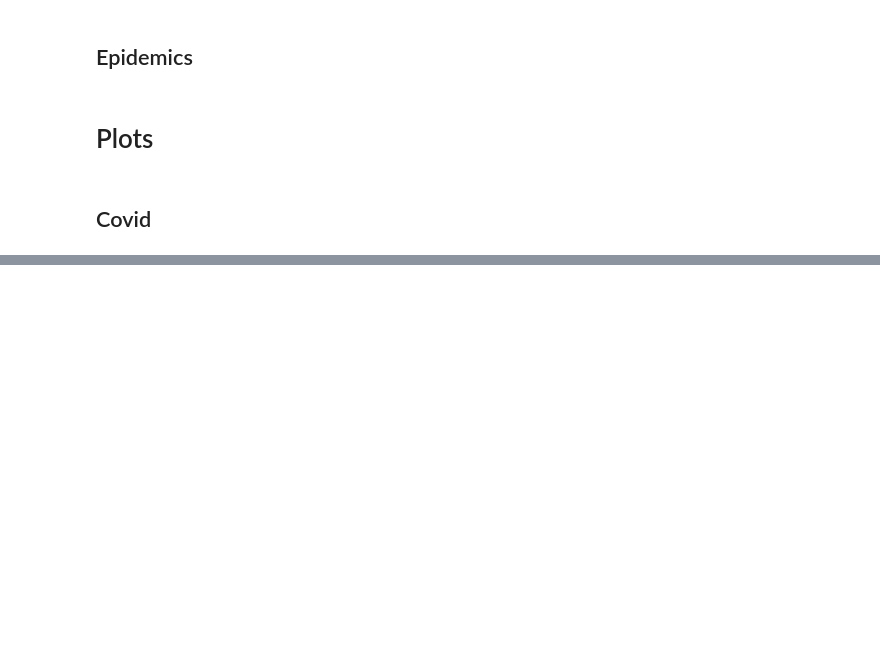
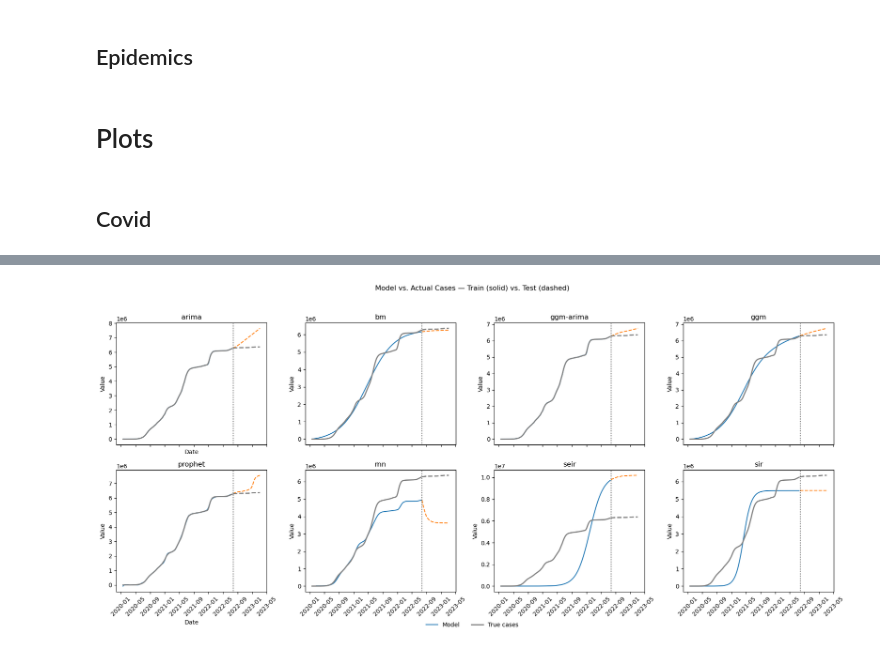
Before and after one commit to danielgvb/thesis, a Jupyter notebook: plotting/01_time_series.ipynb, the cells around one changed output, grey strips where cells are left out. Saved outputs shown, nothing was run; the diff lists cells and outputs as text; code cells hidden in the pictures; blank space fills up the shorter version.

```diff
--- a/plotting/01_time_series.ipynb
+++ b/plotting/01_time_series.ipynb
@@ -322,0 +291,3 @@ print(len(df_covid_w))
+# %%
+df_col = df_covid_w[['date', 'Colombia', 'set']].copy()
+df_col
@@ -322,0 +308,11 @@ print(len(df_covid_w))
+# %%
+# read covid_files_ts in a loop and append the column Colombia to df_col, change name to model
+for file in covid_files_ts:
+    model = file.split('\\')[-1].split('_')[0]  # get the model name from the file name
+    model  = model.lower()  # convert to lower case
+    df_temp = pd.read_csv(file)
+    df_temp_col = df_temp[['Colombia']]
+    df_temp_col = df_temp_col.rename(columns={'Colombia': model})  # rename the column to the model name
+    df_col = pd.concat([df_col, df_temp_col], axis=1)
+# %%
+df_col.rename(columns={'Colombia':'cases'}, inplace=True)  # rename the column to cases
@@ -322,0 +335,52 @@ print(len(df_covid_w))
+# %%
+# ------------------------------------------------------------------
+# 1.  Identify the columns to plot and split into train / test sets
+# ------------------------------------------------------------------
+y_cols = df_col.columns[3:]                      # 8 model columns (positions 3..)
+train_df = df_col[df_col['set'] == 'train']
+test_df  = df_col[df_col['set'] == 'test']
+
+split_date = test_df['date'].min()               # first test date → separator
+
+# ------------------------------------------------------------------
+# 2.  Prepare a 2 × 4 grid of sub-plots
+# ------------------------------------------------------------------
+fig, axes = plt.subplots(2, 4, figsize=(18, 8), sharex=True)
+axes = axes.flatten()
+
+for ax, col in zip(axes, y_cols):
+
+    # ――― Model line (solid = train, dashed = test) ―――
+    ax.plot(train_df['date'], train_df[col],  label='Model')
+    ax.plot(test_df['date'],  test_df[col],   linestyle='--')
+
+    # ――― Actual cases (same panel, thicker grey line) ―――
+    ax.plot(train_df['date'], train_df['cases'], color='grey',  lw=2,
+            label='True cases' if col == y_cols[0] else None)
+    ax.plot(test_df['date'],  test_df['cases'],  color='grey',  lw=2,
+            linestyle='--',                      label=None)
+
+    # ――― Vertical line to mark split ―――
+    ax.axvline(split_date, color='k', linestyle=':', lw=1)
+
+    ax.set_title(col)
+    ax.set_ylabel('Value')
+
+# ------------------------------------------------------------------
+# 3.  Cosmetics
+# ------------------------------------------------------------------
+for ax in axes:
+    ax.tick_params(axis='x', rotation=45)
+
+axes[0].set_xlabel('Date')     # add x-label to at least one panel
+axes[4].set_xlabel('Date')     # (bottom row already shared)
+
+# Single legend outside the grid (only created once)
+handles, labels = axes[0].get_legend_handles_labels()
+fig.legend(handles, labels, loc='lower center', ncol=4, frameon=False)
+
+fig.suptitle('Model vs. Actual Cases — Train (solid) vs. Test (dashed)', y=1.03)
+fig.tight_layout()
+plt.show()
+# %% [output]
+[figure, added]
```
Also changed, not shown: parts of 28 cells of this notebook, 8 other files.
